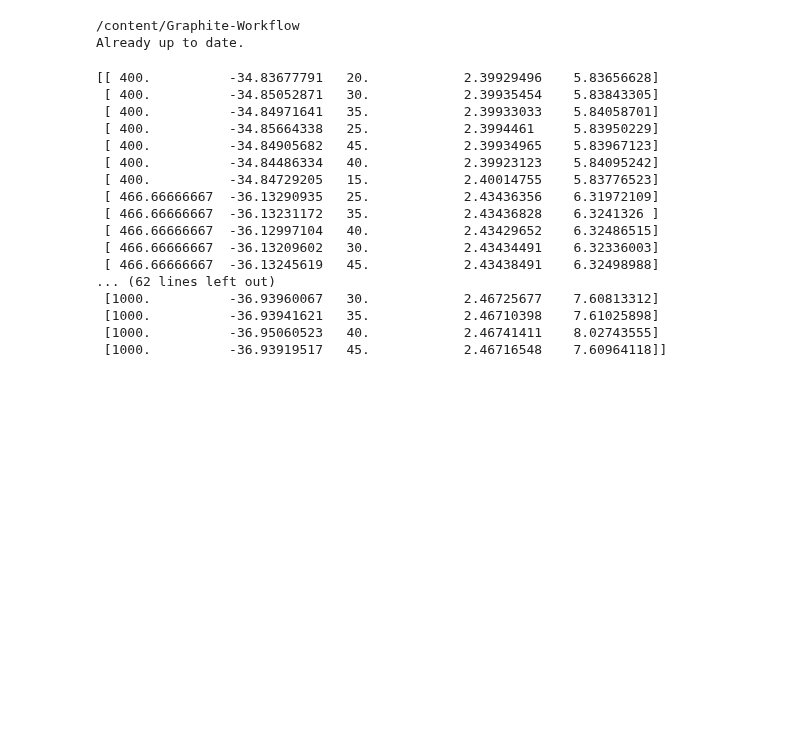
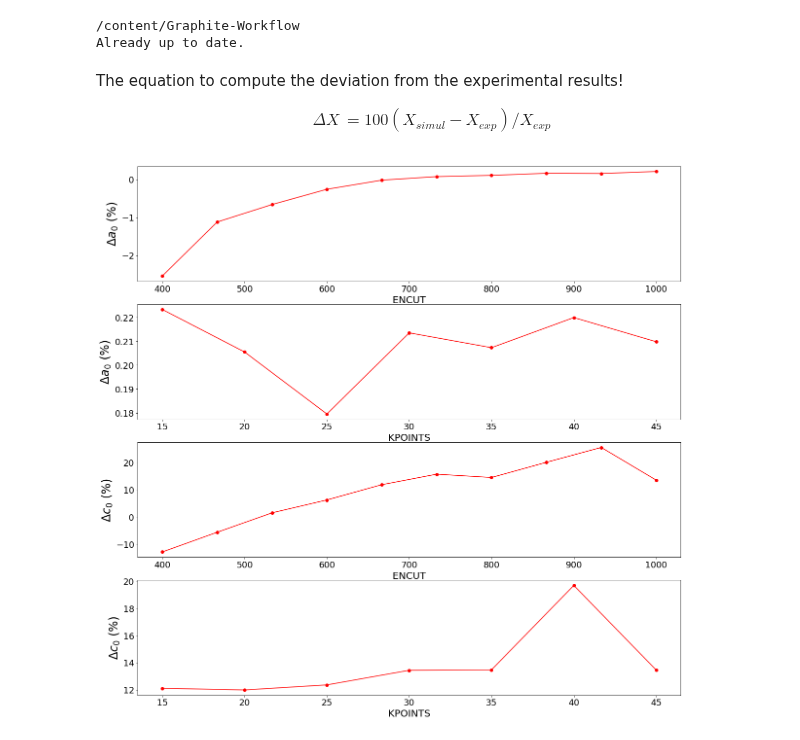
Before and after one commit to Celso0408/Graphite-Workflow, a Jupyter notebook: Graphite_Workflow.ipynb, the cells around one changed output. Saved outputs shown, nothing was run; the diff lists cells and outputs as text; code cells hidden in the pictures; blank space fills up the shorter version.

```diff
--- a/Graphite_Workflow.ipynb
+++ b/Graphite_Workflow.ipynb
@@ -84,9 +84,10 @@ if __name__ == '__main__':
   encut_energies = np.empty((0, 0))
   encut_energies = np.append(encut_energies, data_array[dim_array[0]-count_encut:dim_array[0], 0])
   encut_energies = np.column_stack((encut_energies, data_array[dim_array[0]-count_encut:dim_array[0], 1]))
+  encut_energies = np.column_stack((encut_energies, data_array[dim_array[0]-count_encut:dim_array[0], 2]))
+  encut_energies = np.column_stack((encut_energies, data_array[dim_array[0]-count_encut:dim_array[0], 3]))
+  encut_energies = np.column_stack((encut_energies, data_array[dim_array[0]-count_encut:dim_array[0], 4]))
   encut_energies = encut_energies[encut_energies[:,0].argsort()]
-
-
 
   # KPOINTS
   count_kpt = np.sum(data_array[:, 0] == data_array[0, 0])
@@ -100,41 +101,38 @@ if __name__ == '__main__':
   k_energies = np.column_stack((k_energies, data_array[dim_array[0]-count_kpt:dim_array[0], 3]))
   k_energies = np.column_stack((k_energies, data_array[dim_array[0]-count_kpt:dim_array[0], 4]))
   k_energies = k_energies[k_energies[:,2].argsort()]
-
-  print(data_array)
-  print('=========================================')
-  print(k_energies)
-
-
-  # # create a figure with a large size
-  # fig, ax = plt.subplots(2,1,figsize=(15, 10))
-
-
-  # ax[0].plot(encut_energies[:,0], encut_energies[:,1],'-ro')
-  # ax[0].set_xlabel('ENCUT',Fontsize=20)
-  # ax[0].set_ylabel('Tot Energy (eV)', Fontsize=20)
-  # ax[0].tick_params(labelsize=18)
-
-  # ax[1].plot(k_energies[:,0], k_energies[:,1],'-ro')
-  # ax[1].set_xlabel('KPOINTS',Fontsize=20)
-  # ax[1].set_ylabel('Tot Energy (eV)', Fontsize=20)
-  # ax[1].tick_params(labelsize=18)
-  # plt.show()
-# %% [output]
-[[ 400.          -34.83677791   20.            2.39929496    5.83656628]
- [ 400.          -34.85052871   30.            2.39935454    5.83843305]
- [ 400.          -34.84971641   35.            2.39933033    5.84058701]
- [ 400.          -34.85664338   25.            2.3994461     5.83950229]
- [ 400.          -34.84905682   45.            2.39934965    5.83967123]
- [ 400.          -34.84486334   40.            2.39923123    5.84095242]
- [ 400.          -34.84729205   15.            2.40014755    5.83776523]
- [ 466.66666667  -36.13290935   25.            2.43436356    6.31972109]
- [ 466.66666667  -36.13231172   35.            2.43436828    6.3241326 ]
- [ 466.66666667  -36.12997104   40.            2.43429652    6.32486515]
- [ 466.66666667  -36.13209602   30.            2.43434491    6.32336003]
- [ 466.66666667  -36.13245619   45.            2.43438491    6.32498988]
-... (62 lines left out)
- [1000.          -36.93960067   30.            2.46725677    7.60813312]
- [1000.          -36.93941621   35.            2.46710398    7.61025898]
- [1000.          -36.95060523   40.            2.46741411    8.02743555]
- [1000.          -36.93919517   45.            2.46716548    7.60964118]]
+# %% [markdown]
+The equation to compute the deviation from the experimental results!
+
+\begin{align}
+        \Delta X &= 100(X_{simul}-X_{exp})/X_{exp}
+\end{align}
+# %%
+# create a figure with a large size
+
+fig, ax = plt.subplots(4,1,figsize=(20, 20))
+
+ax[0].plot(encut_energies[:,0], (100*(encut_energies[:,3]-a_0)/a_0),'-ro')
+ax[0].set_xlabel('ENCUT',Fontsize=20)
+ax[0].set_ylabel(r'$\Delta a_{0}$ (%)', Fontsize=24)
+ax[0].tick_params(labelsize=18)
+
+ax[1].plot(k_energies[:,2], (100*(k_energies[:,3]-a_0)/a_0),'-ro')
+ax[1].set_xlabel('KPOINTS',Fontsize=20)
+ax[1].set_ylabel(r'$\Delta a_{0}$ (%)', Fontsize=24)
+ax[1].tick_params(labelsize=18)
+
+
+ax[2].plot(encut_energies[:,0], (100*(encut_energies[:,4]-c_0)/c_0),'-ro')
+ax[2].set_xlabel('ENCUT',Fontsize=20)
+ax[2].set_ylabel(r'$\Delta c_{0}$ (%)', Fontsize=24)
+ax[2].tick_params(labelsize=18)
+
+ax[3].plot(k_energies[:,2], (100*(k_energies[:,4]-c_0)/c_0),'-ro')
+ax[3].set_xlabel('KPOINTS',Fontsize=20)
+ax[3].set_ylabel(r'$\Delta c_{0}$ (%)', Fontsize=24)
+ax[3].tick_params(labelsize=18)
+
+plt.show()
+# %% [output]
+[figure, added]
```
